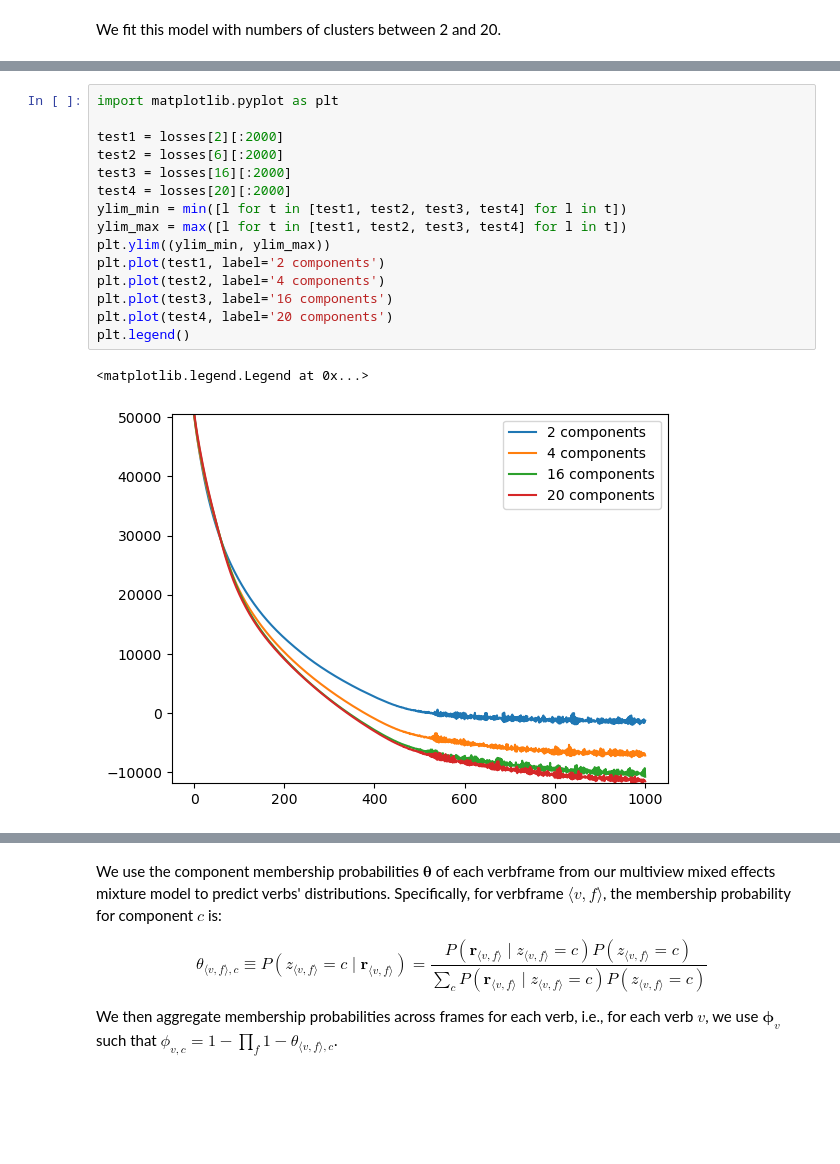
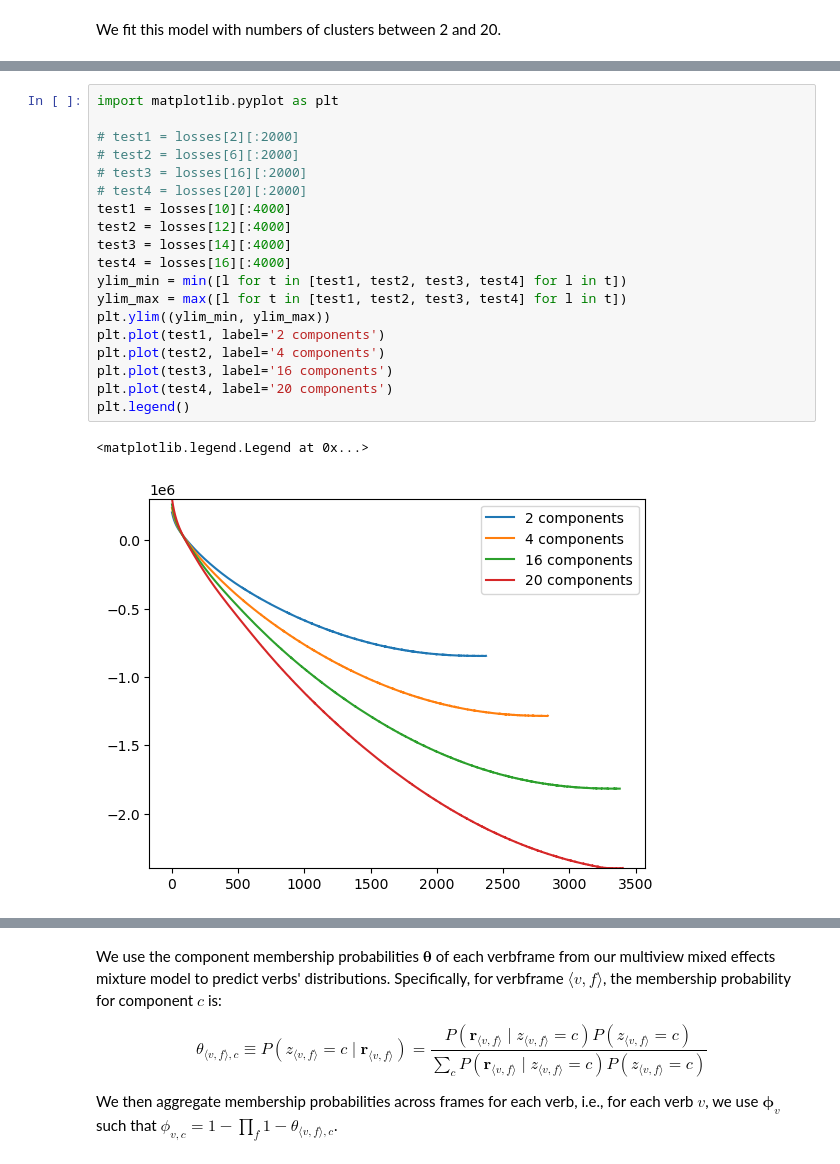
Before and after one commit to bkane2/intensional-gaps, a Jupyter notebook: Intensional Gaps.ipynb, the cells around one changed output, grey strips where cells are left out. Cells and saved outputs as stored; diff of their text form; blank space fills up the shorter version.

```diff
--- a/Intensional Gaps.ipynb
+++ b/Intensional Gaps.ipynb
@@ -1745,21 +1881,25 @@ epoch 1001: -11567.0361328125
 # %%
 import matplotlib.pyplot as plt
 
-test1 = losses[2][:2000]
-test2 = losses[6][:2000]
-test3 = losses[16][:2000]
-test4 = losses[20][:2000]
+# test1 = losses[2][:2000]
+# test2 = losses[6][:2000]
+# test3 = losses[16][:2000]
+# test4 = losses[20][:2000]
+test1 = losses[10][:4000]
+test2 = losses[12][:4000]
+test3 = losses[14][:4000]
+test4 = losses[16][:4000]
 ylim_min = min([l for t in [test1, test2, test3, test4] for l in t])
 ylim_max = max([l for t in [test1, test2, test3, test4] for l in t])
 plt.ylim((ylim_min, ylim_max))
 plt.plot(test1, label='2 components')
 plt.plot(test2, label='4 components')
 plt.plot(test3, label='16 components')
 plt.plot(test4, label='20 components')
 plt.legend()
 # %% [output]
 <matplotlib.legend.Legend at 0x...>
-[figure, old version]
+[figure, new version]
 # %%
 final_losses = [np.mean(l[-200:]) for l in losses.values()]
 plt.ylim((min(final_losses),max(final_losses)))
```
Also changed, not shown: parts of 43 cells of this notebook.
